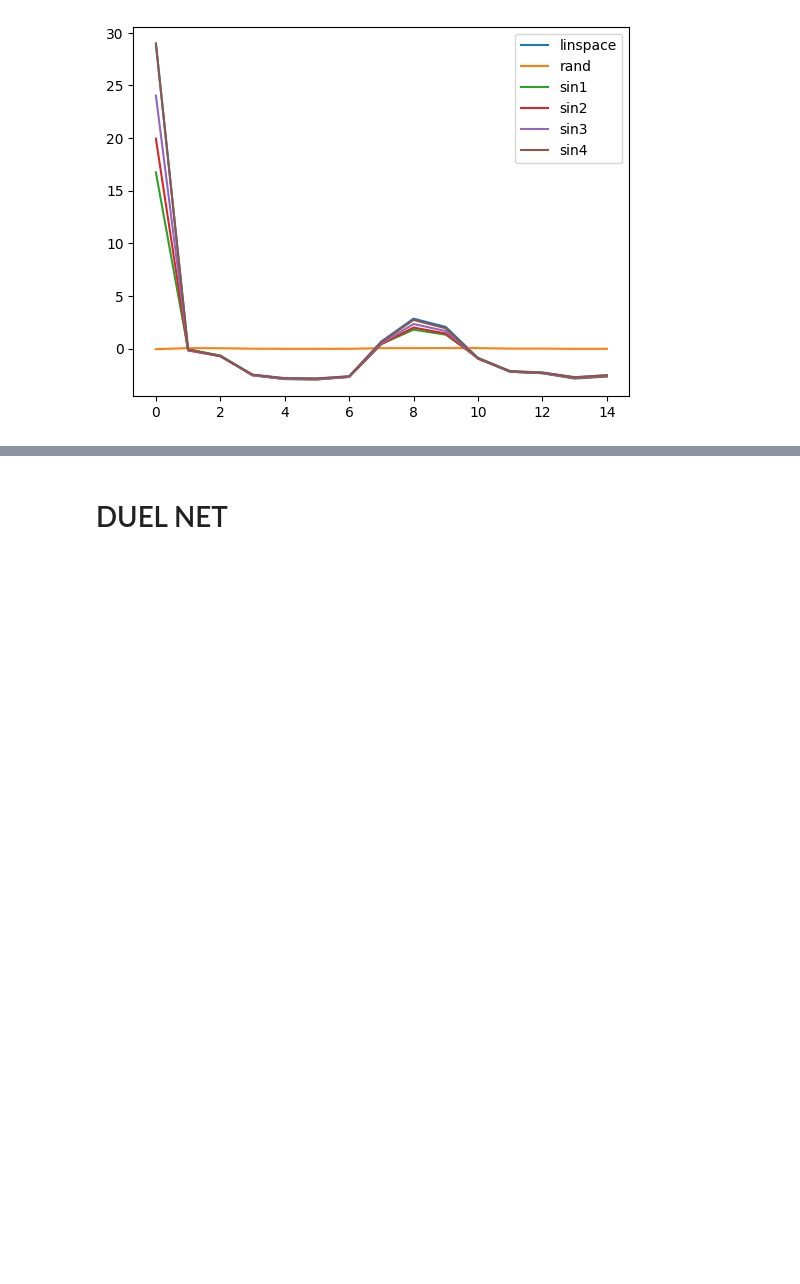
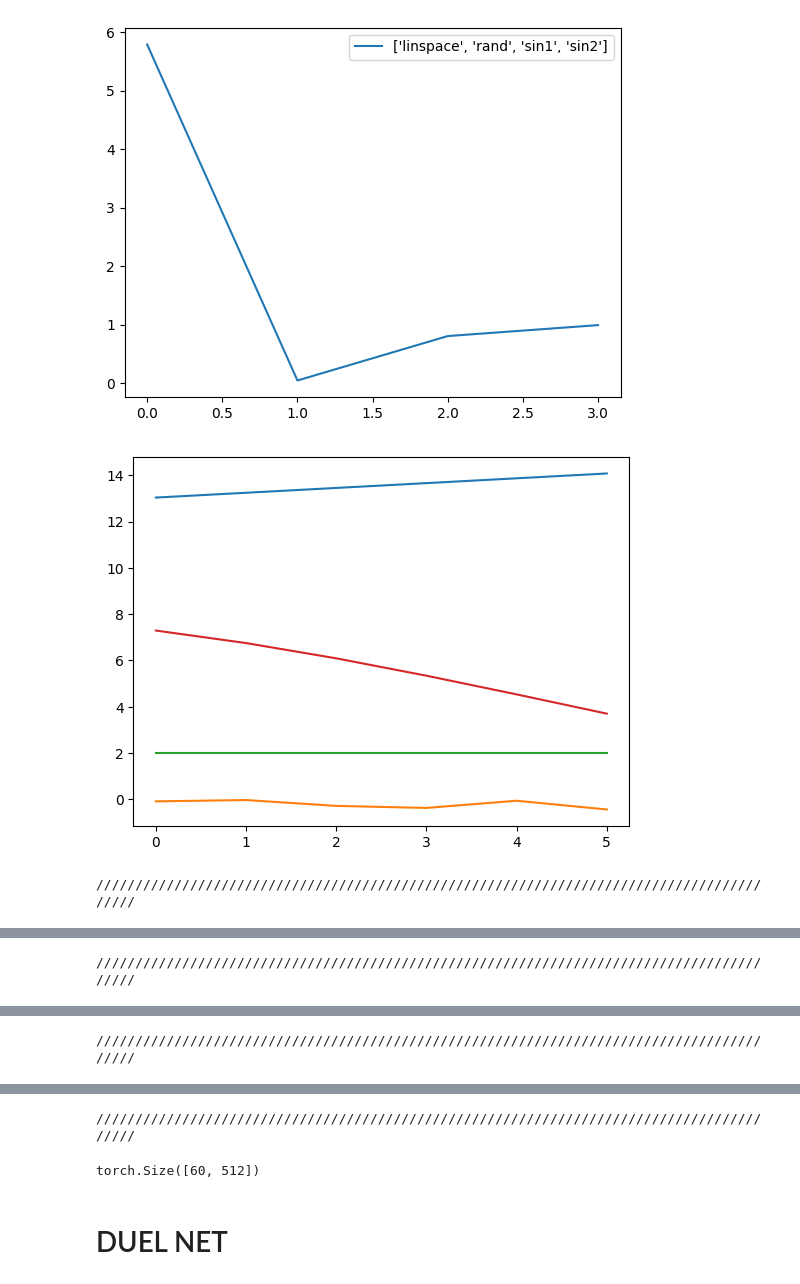
Before and after one commit to alihan-ozturk/attention-is-all-you-need, a Jupyter notebook: Untitled54 (1).ipynb, the cells around one changed output, grey strips where cells are left out. Cells and saved outputs as stored; diff of their text form; code cells hidden in the pictures; blank space fills up the shorter version.

```diff
--- a/Untitled54 (1).ipynb
+++ b/Untitled54 (1).ipynb
@@ -16,19 +18,20 @@ def sqlData(var, n, e):
         data.append(x)
         data.append(np.random.normal(0, np.random.rand(), n))
         var -= 2
+    x = np.zeros_like(x)
     for i in range(var):
         stra, stpa = np.random.randint(-n//2, n//2, 2)
-        x += np.sin(np.linspace(str+str, stp+stpa, n))*stra + i + 2
+        x += np.sin(np.linspace(str+str, stp+stpa, n))*stra * i + 2
         data.append(x.copy())
     return data
 # %%
-def dataset(n, batchsize, func, func_args):
+def dataset(n, sql, batchsize, func, func_args):
     out = np.array([np.array(func(*func_args)) for _ in range(batchsize)])
     rnd = np.random.randint(0, out.shape[2]//4, n//batchsize)
     sql = np.random.randint(out.shape[2]//4, out.shape[2]*3//4, n//batchsize)
     for i in range(n//batchsize):
-        src = out[: , :, rnd[i]:rnd[i]+sql[i]-1]
-        tgt = out[:, :, rnd[i]+sql[i]] # .reshape(-1, 4, 1)
+        src = out[: , :, rnd[i]:rnd[i]+sql[i]]
+        tgt = out[:, :, rnd[i]+sql[i]+1] # .reshape(-1, 4, 1)
         yield src, tgt
 # %%
 class PositionalEncoding(nn.Module):
@@ -226,2 +388,5 @@ Current loss: 16.177340030670166 Epoch: 1000
+# %%
+net = transformerALI(var, nEncoder, nDecoder, d_model).to("cuda")
+net._load_param = bestWeights.copy()
 # %%
 plt.plot(hist)
@@ -233,21 +407,22 @@ minLoss
 # %%
 net.eval().to("cpu")
+# net.msk = net.msk.to("cpu")
 
-src, tgt = next(iter(dataset(60, 60, sqlData, (var, 25, 0.2))))
+src, tgt = next(iter(dataset(60, seq, 60, sqlData, (var, 25, 0.2))))
 src = torch.from_numpy(src).to(torch.float32).permute(2, 0, 1)
 tgt = torch.from_numpy(tgt).to(torch.float32)
 
 with torch.no_grad():
      outputs = net(src)
 
-plt.plot(outputs.sum(0))
+plt.plot(outputs)
 plt.title("outputs")
 plt.show()
 plt.plot(tgt)
 plt.title("target")
 plt.show()
 
-plt.plot(tgt-outputs.sum(0))
+plt.plot(tgt-outputs))
 plt.title("error")
 plt.show()
 # %% [output]
@@ -257,6 +438,12 @@ plt.show()
 # %%
-plt.plot(outputs[:, 0, :], label=["linspace", "rand", *["sin"+str(i+1) for i in range(var-2)]])
-plt.legend()
-plt.show()
+for i in range(outputs.shape[1]):
+    plt.plot(outputs[i, :], label=["linspace", "rand", *["sin"+str(i+1) for i in range(var-2)]])
+    plt.legend()
+    plt.show()
+    plt.plot(src[:, i, :])
+    plt.show()
+    print("//////////////////////////////////////////////////////////////////////////////////////////")
 # %% [output]
-[figure, old version]
+[figure, new version]
+[figure, added]
+//////////////////////////////////////////////////////////////////////////////////////////
@@ -262,0 +452 @@ plt.show()
+//////////////////////////////////////////////////////////////////////////////////////////
@@ -262,0 +455 @@ plt.show()
+//////////////////////////////////////////////////////////////////////////////////////////
@@ -263,3 +458,8 @@ plt.show()
+//////////////////////////////////////////////////////////////////////////////////////////
+# %%
+net.mem.sum(0).shape
+# %% [output]
+torch.Size([60, 512])
 # %% [markdown]
 # DUEL NET
 # %%
```
Also changed, not shown: parts of 15 cells of this notebook.
